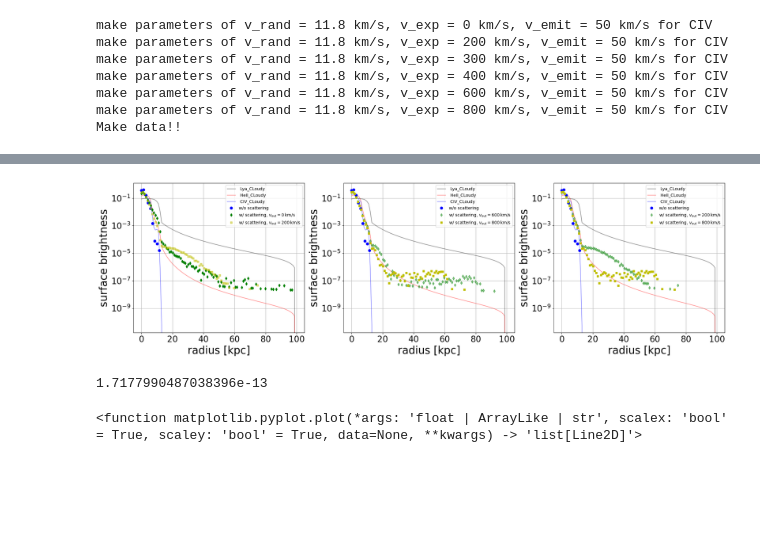
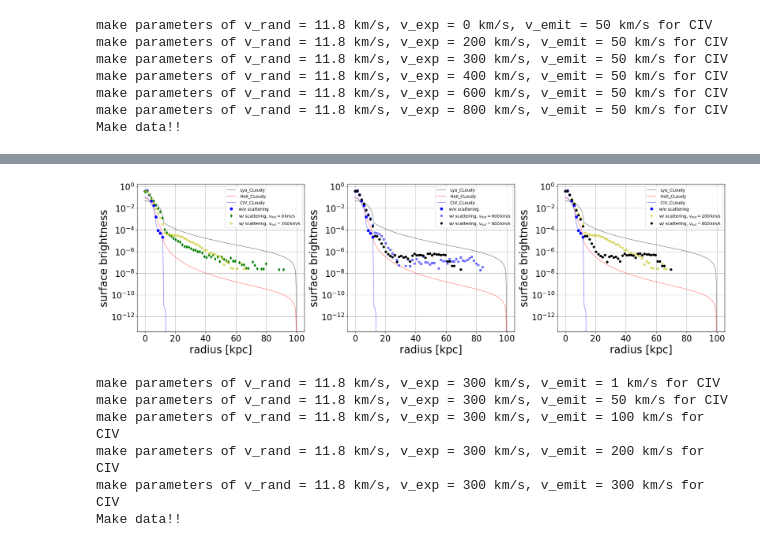
Before and after one commit to jin981016/Data_CIV_code_python, a Jupyter notebook: sb_cloudy/SB_plot.ipynb, the cells around one changed output, grey strips where cells are left out. Drawn from its saved outputs; the diff is of its cells as text; code cells hidden in the pictures; blank space fills up the shorter version.

```diff
--- a/sb_cloudy/SB_plot.ipynb
+++ b/sb_cloudy/SB_plot.ipynb
@@ -206,11 +201,18 @@ import numpy as np  # np.sum 사용을 위해 필요
 
 def calculate_order_and_value(value):
     """ 주어진 값에 대해 변환된 값과 해당 order 반환 """
-    if value == 1:
+
+    if value == 0 :
+        return "000" , 0
+    elif value == 1:
         return int(value * 100), 0
     elif value < 100:
         return int(value * 10), 1
-    return value, 2
+    elif value < 1000:
+        return int(value), 2
+
+    return int(value / 10), 3
+
 
 def RT_make_parameter(v_out, v_emit, v_rand, atom):
     # 기본값 설정
@@ -222,8 +224,11 @@ def RT_make_parameter(v_out, v_emit, v_rand, atom):
         expand, vout_order = "000", 0
     else:
         expand, vout_order = v_out, 2
+    # print(v_emit)
     emit, emit_order = calculate_order_and_value(v_emit)
+    # print(emit,emit_order)
     rand, rand_order = calculate_order_and_value(v_rand)
+    # print(rand)
 
     # 파일 경로 설정
     path_rt = (f'/home/jin/T_Cloudy/sb_cloudy/data_RT/N_atom000E+00_'
@@ -246,7 +251,7 @@ def RT_make_parameter(v_out, v_emit, v_rand, atom):
     z_red_Shift = 0
     radius_data = radius(path_LT, atom)
     lum_data = read_file(path_LT, atom)
-    sb_data = SB(z_red_Shift, radius_data[1], lum_data[1], radius_data[2], radius_RT)
+    sb_data = SB(z_red_Shift, radius_data[1], lum_data[1], radius_data[2])
 
     if sb_data is not None:
         radius_CL, sb_CL = sb_data[0], sb_data[1]
@@ -320,6 +333,6 @@ random = [11.8,30,50]
 atom = ['CIV','HeII','Lya']
 # %%
-cloudy_radius_Lya ,cloudy_SB_Lya =RT_make_parameter(0,1,11.8,'Lya')[-2:]
-cloudy_radius_HeII ,cloudy_SB_HeII =RT_make_parameter(0,1,11.8,'HeII')[-2:]
-cloudy_radius_CIV ,cloudy_SB_CIV =RT_make_parameter(0,1,11.8,'CIV')[-2:]
+cloudy_radius_Lya ,cloudy_SB_Lya =RT_make_parameter(0,0,0,'Lya')[-2:]
+cloudy_radius_HeII ,cloudy_SB_HeII =RT_make_parameter(0,0,0,'HeII')[-2:]
+cloudy_radius_CIV ,cloudy_SB_CIV =RT_make_parameter(0,0,0,'CIV')[-2:]
 # %% [output]
@@ -375,8 +408,8 @@ plt.plot(cloudy_radius_CIV ,cloudy_SB_CIV/np.sum(cloudy_SB_CIV),'b-',alpha = 0.4
 normal = np.sum(rt_sb_t_LT)
 plt.plot(rt_radius_LT ,rt_sb_t_LT/ normal,'bo', label='w/o scattering')
 # plt.plot(RT_radius_0 ,RT_SB_0,'bs', label=r'w/ scattering, $v_{\rm out} = 0 km/s$')
-plt.plot(RT_radius_vout_6 ,RT_SB_vout_6,'gd',ms=5,alpha =0.5 ,label=r'w/ scattering, $v_{\rm out} = 600 \, \rm km/s$')
-plt.plot(RT_radius_vout_8 ,RT_SB_vout_8,'ys', ms = 5,label=r'w/ scattering, $v_{\rm out} = 800 \, \rm km/s$')
+plt.plot(RT_radius_vout_6 ,RT_SB_vout_6,'bs',ms=5,alpha =0.5 ,label=r'w/ scattering, $v_{\rm out} = 600 \, \rm km/s$')
+plt.plot(RT_radius_vout_8 ,RT_SB_vout_8,'ko', ms = 5,label=r'w/ scattering, $v_{\rm out} = 800 \, \rm km/s$')
 
 
 
@@ -384,45 +417,48 @@ plt.grid(True)
 plt.yscale('log')
 plt.xlabel('radius [kpc]',fontsize=25)
 plt.xticks(fontsize=20)
 plt.ylabel('surface brightness',fontsize=25)
 plt.yticks(fontsize=20)
 plt.legend()
 plt.tight_layout()
 
 
 
 
 plt.subplot(133)
 plt.plot(cloudy_radius_Lya ,cloudy_SB_Lya / np.sum(cloudy_SB_Lya),'k-',alpha = 0.4,label=' Lya_CLoudy')
 plt.plot(cloudy_radius_HeII ,cloudy_SB_HeII/np.sum(cloudy_SB_HeII),'r-',alpha = 0.4,label=' HeII_CLoudy')
 plt.plot(cloudy_radius_CIV ,cloudy_SB_CIV/np.sum(cloudy_SB_CIV),'b-',alpha = 0.4,label=' CIV_CLoudy')
 normal = np.sum(rt_sb_t_LT)
 plt.plot(rt_radius_LT ,rt_sb_t_LT/ normal,'bo', label='w/o scattering')
 # plt.plot(RT_radius_0 ,RT_SB_0,'bs', label=r'w/ scattering, $v_{\rm out} = 0 km/s$')
-plt.plot(RT_radius_vout_2 ,RT_SB_vout_2,'gd',ms=5,alpha =0.5 ,label=r'w/ scattering, $v_{\rm out} = 200 \,  \rm km/s$')
-plt.plot(RT_radius_vout_8 ,RT_SB_vout_8,'ys',ms=5, label=r'w/ scattering, $v_{\rm out} = 800 \, \rm km/s$')
+plt.plot(RT_radius_vout_2 ,RT_SB_vout_2,'ys',ms=5 ,alpha =0.5,label=r'w/ scattering, $v_{\rm out} = 200 \,  \rm km/s$')
+plt.plot(RT_radius_vout_8 ,RT_SB_vout_8,'ko',ms=5, label=r'w/ scattering, $v_{\rm out} = 800 \, \rm km/s$')
 
 
 
 plt.grid(True)
 plt.yscale('log')
 plt.xlabel('radius [kpc]',fontsize=25)
 plt.xticks(fontsize=20)
 plt.ylabel('surface brightness',fontsize=25)
 plt.yticks(fontsize=20)
 plt.legend()
 plt.tight_layout()
 # %% [output]
-[figure, old version]
+[figure, new version]
-# %%
-eff = efficient(0, rt_radius_kpc_LT ,rt_sb_t_LT,civ_lum_LT)
-print(eff)
-# %% [output]
-1.7177990487038396e-13
-# %%
-plt.plot
-# %% [output]
-<function matplotlib.pyplot.plot(*args: 'float | ArrayLike | str', scalex: 'bool' = True, scaley: 'bool' = True, data=None, **kwargs) -> 'list[Line2D]'>
+# %%
+vout = 300
+vemit = np.array([1,50,100,200,300])
+vrand = 11.8
+vemit_make_parameter(vout,vemit,vrand)
+# %% [output]
+make parameters of v_rand = 11.8 km/s, v_exp = 300 km/s, v_emit = 1 km/s for CIV
+make parameters of v_rand = 11.8 km/s, v_exp = 300 km/s, v_emit = 50 km/s for CIV
+make parameters of v_rand = 11.8 km/s, v_exp = 300 km/s, v_emit = 100 km/s for CIV
+make parameters of v_rand = 11.8 km/s, v_exp = 300 km/s, v_emit = 200 km/s for CIV
+make parameters of v_rand = 11.8 km/s, v_exp = 300 km/s, v_emit = 300 km/s for CIV
+Make data!!
 # %%
 fig = plt.figure(1,figsize=(21,6))
 
```
Also changed, not shown: parts of 12 cells of this notebook.
